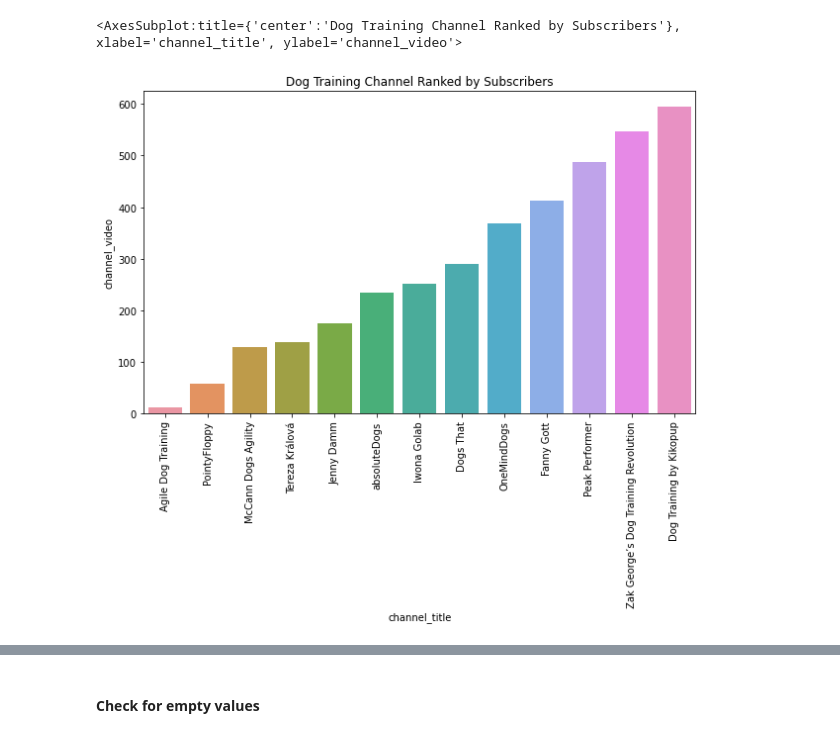
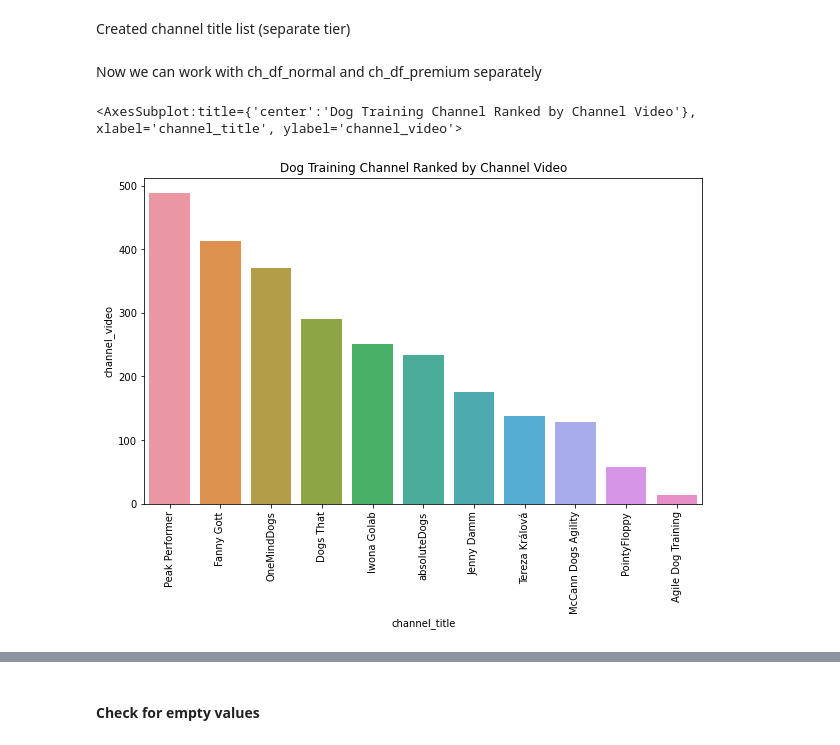
Before and after one commit to krisgch/dsi_foundation_youtube_eda, a Jupyter notebook: youtube_EDA.ipynb, the cells around one changed output, grey strips where cells are left out. Saved outputs shown, nothing was run; the diff lists cells and outputs as text; code cells hidden in the pictures.

Commit message:
more analysis separating premium and normal tier

```diff
--- a/youtube_EDA.ipynb
+++ b/youtube_EDA.ipynb
@@ -26 +53,3 @@ ch_df = pd.read_csv('channel_df.csv')
+# %%
+ch_df.drop('Unnamed: 0',axis=1,inplace=True)
 # %%
@@ -42,0 +64,2 @@ ch_df
+# %%
+ch_df['view_per_video'] = ch_df['channel_view'] / ch_df['channel_video']
@@ -42,0 +92,2 @@ ch_df
+# %%
+ch_df_normal = ch_df[ch_df['channel_sub'] <= 100000]
@@ -42,0 +96,2 @@ ch_df
+# %% [markdown]
+Created channel title list (separate tier)
@@ -43,8 +100,10 @@ ch_df
+# %% [markdown]
+Now we can work with ch_df_normal and ch_df_premium separately
 # %%
 plt.figure(figsize=(10,6))
 plt.xticks(rotation=90)
-plt.title('Dog Training Channel Ranked by Subscribers')
-sns.barplot(x='channel_title',y='channel_video',data = ch_df.sort_values('channel_video'))
+plt.title('Dog Training Channel Ranked by Channel Video')
+sns.barplot(x='channel_title',y='channel_video',data = ch_df_normal.sort_values('channel_video',ascending=False))
 # %% [output]
-<AxesSubplot:title={'center':'Dog Training Channel Ranked by Subscribers'}, xlabel='channel_title', ylabel='channel_video'>
+<AxesSubplot:title={'center':'Dog Training Channel Ranked by Channel Video'}, xlabel='channel_title', ylabel='channel_video'>
-[figure, old version]
+[figure, new version]
```
Also changed, not shown: parts of 77 cells of this notebook.
